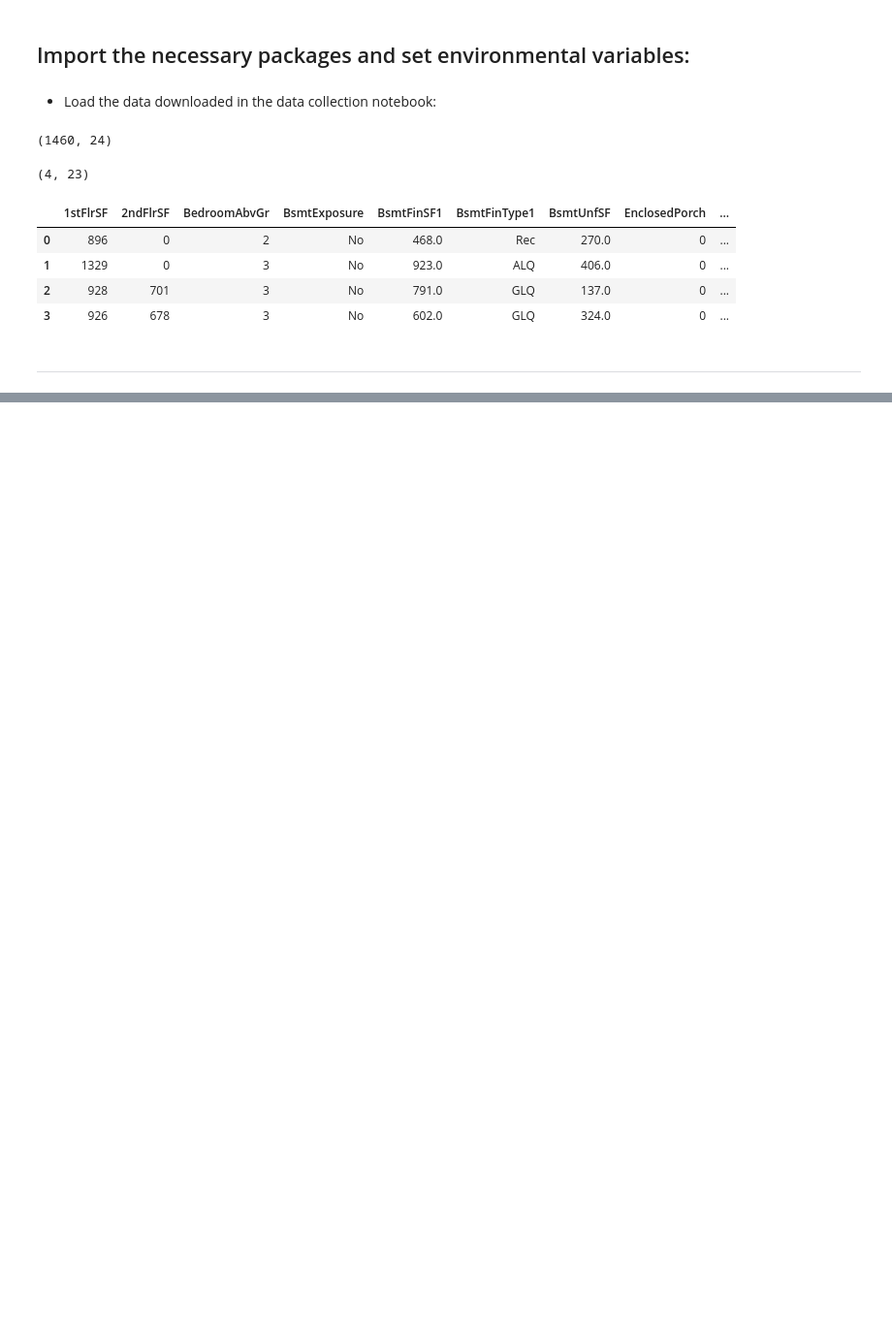
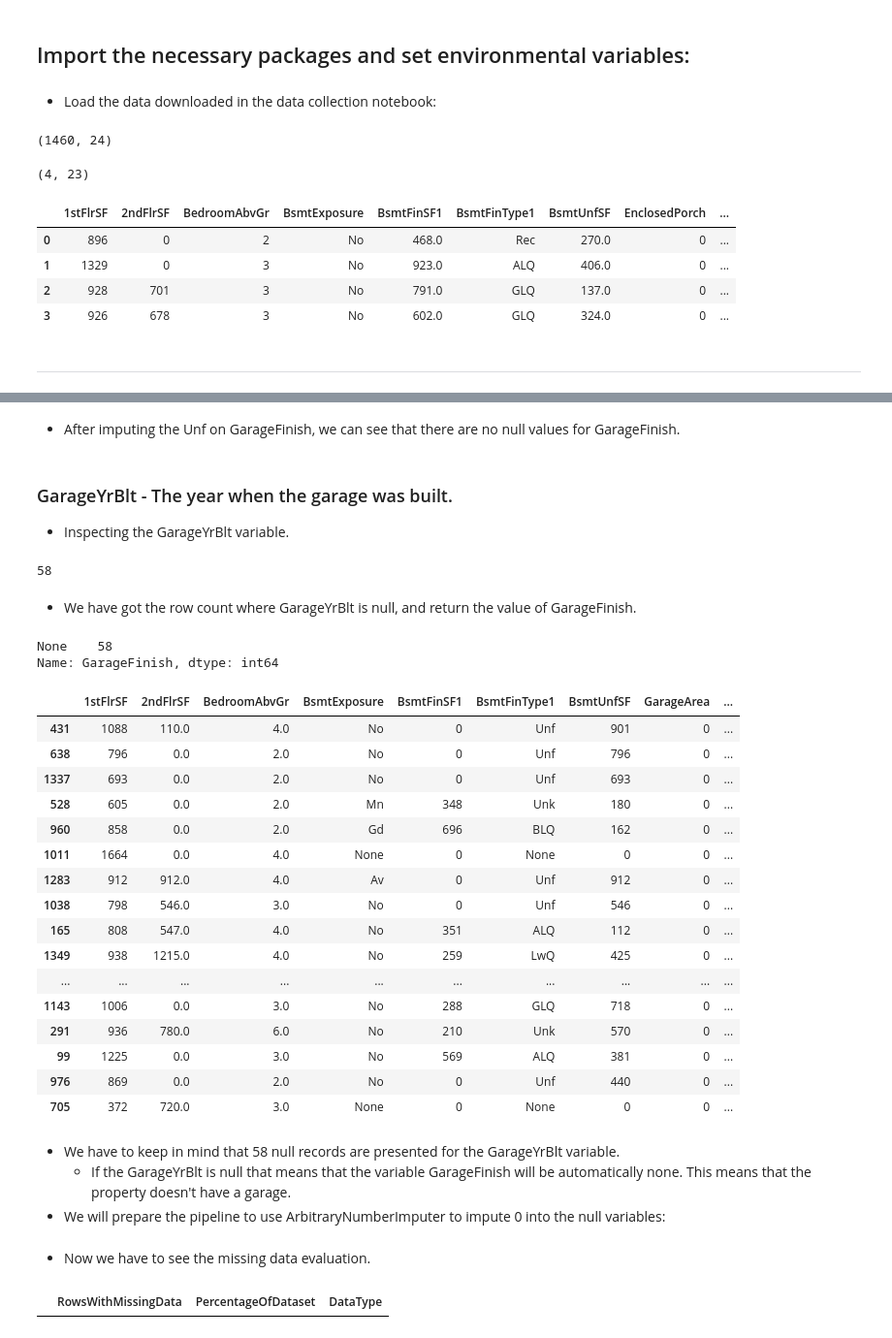
Before and after one commit to Vasi012/PP5-Predictive-Analysis, a Jupyter notebook: jupyter_notebooks/03_data_cleaning.ipynb, the cells around one changed output, grey strips where cells are left out. Shown at 97% size. Saved outputs shown, nothing was run; the diff lists cells and outputs as text; code cells hidden in the pictures; blank space fills up the shorter version.

Commit message:
The dataset has been cleaned

```diff
--- a/jupyter_notebooks/03_data_cleaning.ipynb
+++ b/jupyter_notebooks/03_data_cleaning.ipynb
@@ -94,0 +803,6 @@ ____
+# %%
+query_condition = (train_set.GarageArea == 0) & (train_set['GarageFinish'].isnull())
+train_set['GarageFinish'] = np.where(query_condition, 'None', train_set['GarageFinish'])
+# %%
+query_condition = (test_set.GarageArea == 0) & (test_set['GarageFinish'].isnull())
+test_set['GarageFinish'] = np.where(query_condition, 'None', test_set['GarageFinish'])
@@ -94,0 +816,7 @@ ____
+# %%
+pipeline = Pipeline([
+      ( 'categorical_imputer', CategoricalImputer(imputation_method='missing',
+                                                  fill_value='Unf',
+                                                  variables=['GarageFinish']) )
+])
+pipeline
@@ -94,0 +827,4 @@ ____
+# %%
+pipeline.fit(train_set)
+
+train_set, test_set = pipeline.transform(train_set), pipeline.transform(test_set)
@@ -94,0 +837,41 @@ ____
+# %% [markdown]
+- After imputing the Unf on GarageFinish, we can see that there are no null values for GarageFinish.
+# %% [markdown]
+### GarageYrBlt - The year when the garage was built.
+
+- Inspecting the GarageYrBlt variable.
+# %%
+train_set['GarageYrBlt'].isna().sum()
+# %% [output]
+58
+# %% [markdown]
+- We have got the row count where GarageYrBlt is null, and return the value of GarageFinish.
+# %%
+train_set.loc[train_set.GarageYrBlt.isnull(),'GarageFinish'].value_counts()
+# %% [output]
+None    58
+Name: GarageFinish, dtype: int64
+# %%
+train_set[train_set.GarageFinish=='None']
+# %% [output]
+|  | 1stFlrSF | 2ndFlrSF | BedroomAbvGr | BsmtExposure | BsmtFinSF1 | BsmtFinType1 | BsmtUnfSF | GarageArea | ... |
+| 431 | 1088 | 110.0 | 4.0 | No | 0 | Unf | 901 | 0 | ... |
+| 638 | 796 | 0.0 | 2.0 | No | 0 | Unf | 796 | 0 | ... |
+| 1337 | 693 | 0.0 | 2.0 | No | 0 | Unf | 693 | 0 | ... |
+| 528 | 605 | 0.0 | 2.0 | Mn | 348 | Unk | 180 | 0 | ... |
+| 960 | 858 | 0.0 | 2.0 | Gd | 696 | BLQ | 162 | 0 | ... |
+| 1011 | 1664 | 0.0 | 4.0 | None | 0 | None | 0 | 0 | ... |
+| 1283 | 912 | 912.0 | 4.0 | Av | 0 | Unf | 912 | 0 | ... |
+| 1038 | 798 | 546.0 | 3.0 | No | 0 | Unf | 546 | 0 | ... |
+| 165 | 808 | 547.0 | 4.0 | No | 351 | ALQ | 112 | 0 | ... |
+| 1349 | 938 | 1215.0 | 4.0 | No | 259 | LwQ | 425 | 0 | ... |
+| ... | ... | ... | ... | ... | ... | ... | ... | ... | ... |
+| 1143 | 1006 | 0.0 | 3.0 | No | 288 | GLQ | 718 | 0 | ... |
+| 291 | 936 | 780.0 | 6.0 | No | 210 | Unk | 570 | 0 | ... |
+| 99 | 1225 | 0.0 | 3.0 | No | 569 | ALQ | 381 | 0 | ... |
+| 976 | 869 | 0.0 | 2.0 | No | 0 | Unf | 440 | 0 | ... |
+| 705 | 372 | 720.0 | 3.0 | None | 0 | None | 0 | 0 | ... |
+# %% [markdown]
+- We have to keep in mind that 58 null records are presented for the GarageYrBlt variable.
+    - If the GarageYrBlt is null that means that the variable GarageFinish will be automatically none. This means that the property doesn't have a garage.
+- We will prepare the pipeline to use ArbitraryNumberImputer to impute 0 into the null variables:
@@ -94,0 +889,6 @@ ____
+# %% [markdown]
+- Now we have to see the missing data evaluation.
+# %%
+EvaluateMissingData(train_set)
+# %% [output]
+|  | RowsWithMissingData | PercentageOfDataset | DataType |
```
Also changed, not shown: parts of 104 cells of this notebook.
